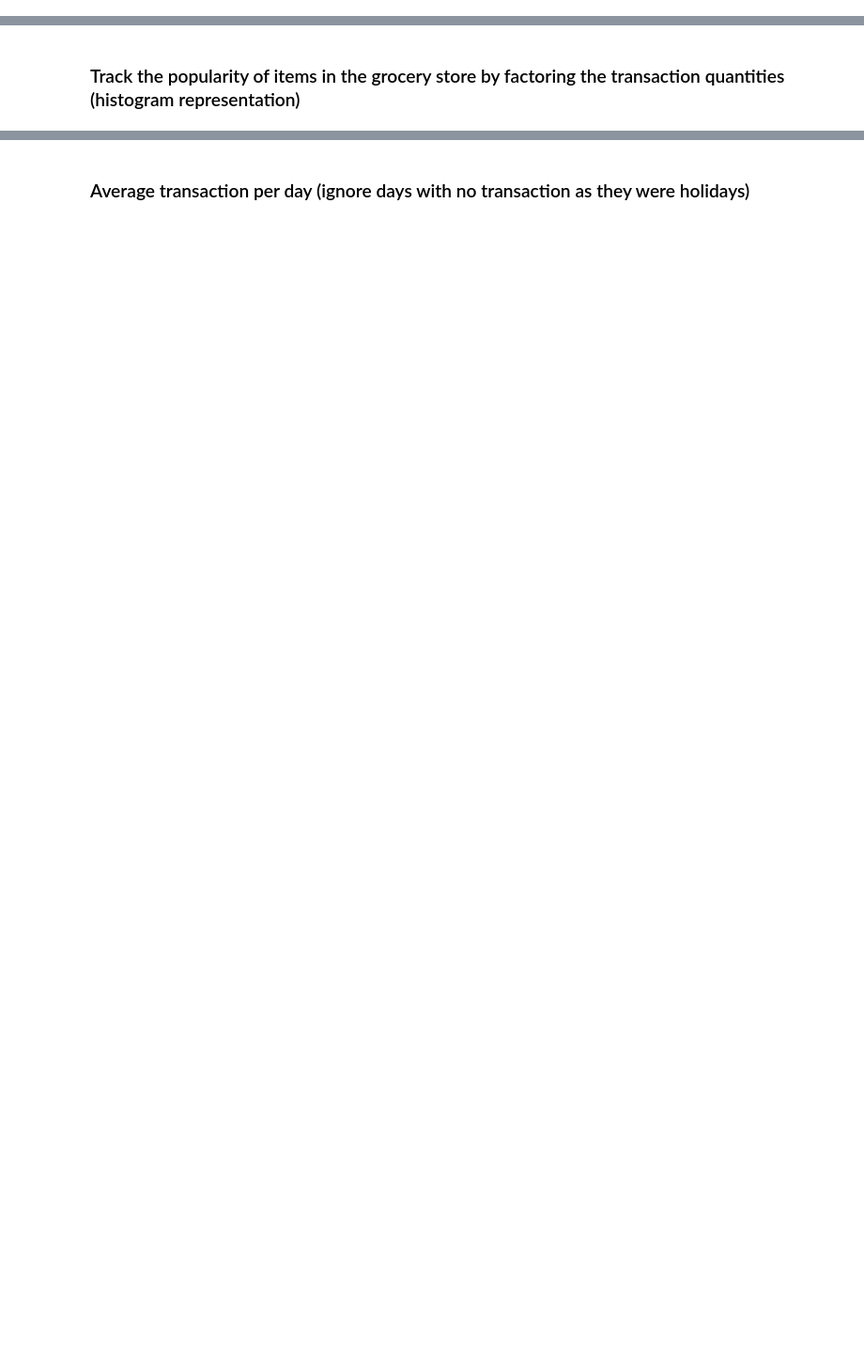
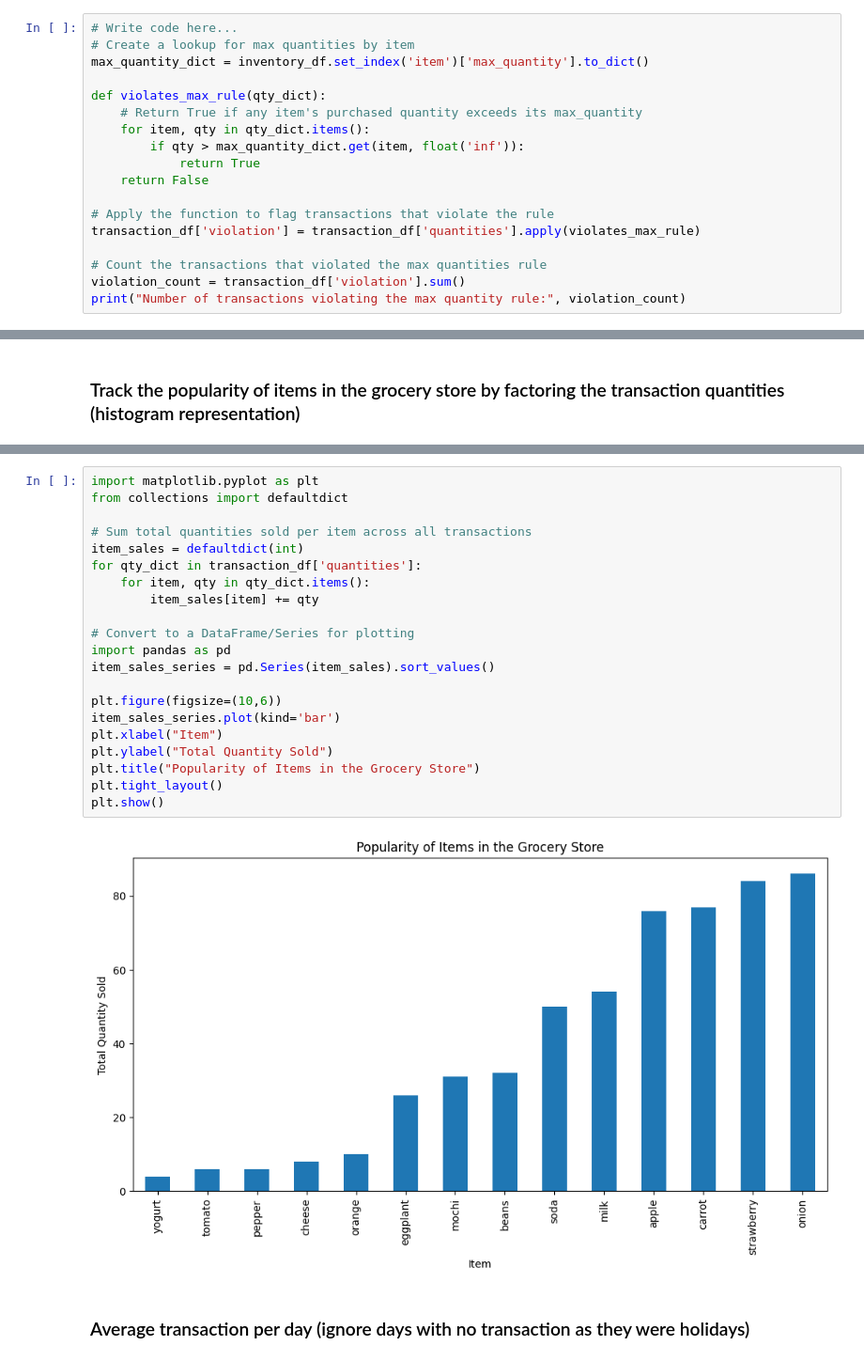
Before and after one commit to swapnilbotu/FLCMLBootcamp25Swapnil, a Jupyter notebook: 4_DataScience_TakeHome.ipynb, the cells around one changed output, grey strips where cells are left out. Shown at 94% size. Drawn from its saved outputs; the diff is of its cells as text; blank space fills up the shorter version.

```diff
--- a/4_DataScience_TakeHome.ipynb
+++ b/4_DataScience_TakeHome.ipynb
@@ -101,0 +114,18 @@ except (ValueError, KeyError) as e:
+# %%
+# Write code here...
+# Create a lookup for max quantities by item
+max_quantity_dict = inventory_df.set_index('item')['max_quantity'].to_dict()
+
+def violates_max_rule(qty_dict):
+    # Return True if any item's purchased quantity exceeds its max_quantity
+    for item, qty in qty_dict.items():
+        if qty > max_quantity_dict.get(item, float('inf')):
+            return True
+    return False
+
+# Apply the function to flag transactions that violate the rule
+transaction_df['violation'] = transaction_df['quantities'].apply(violates_max_rule)
+
+# Count the transactions that violated the max quantities rule
+violation_count = transaction_df['violation'].sum()
+print("Number of transactions violating the max quantity rule:", violation_count)
@@ -106,2 +136,25 @@ except (ValueError, KeyError) as e:
+# %%
+import matplotlib.pyplot as plt
+from collections import defaultdict
+
+# Sum total quantities sold per item across all transactions
+item_sales = defaultdict(int)
+for qty_dict in transaction_df['quantities']:
+    for item, qty in qty_dict.items():
+        item_sales[item] += qty
+
+# Convert to a DataFrame/Series for plotting
+import pandas as pd
+item_sales_series = pd.Series(item_sales).sort_values()
+
+plt.figure(figsize=(10,6))
+item_sales_series.plot(kind='bar')
+plt.xlabel("Item")
+plt.ylabel("Total Quantity Sold")
+plt.title("Popularity of Items in the Grocery Store")
+plt.tight_layout()
+plt.show()
+# %% [output]
+[figure, added]
 # %% [markdown]
 ### Average transaction per day (ignore days with no transaction as they were holidays)
```
Also changed, not shown: parts of 13 cells of this notebook.
